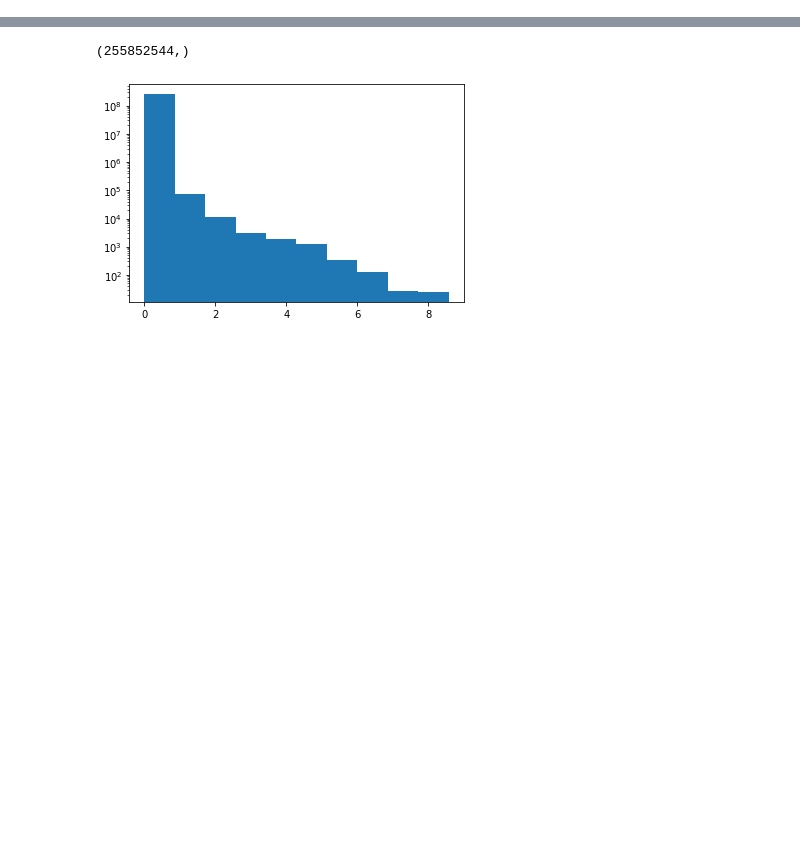
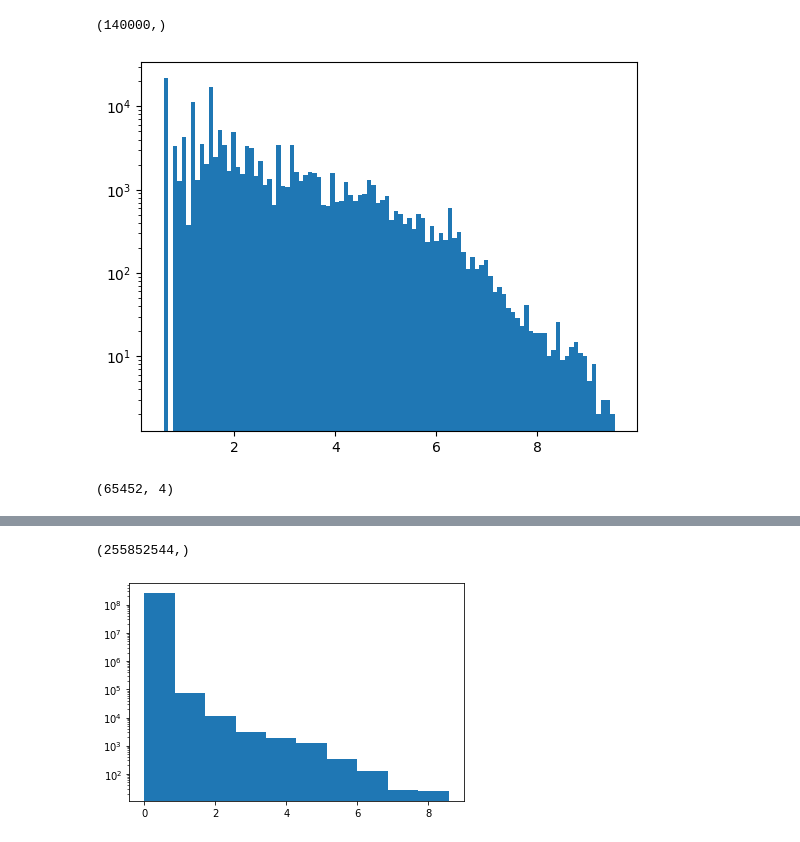
Before and after one commit to Jingnan-Jia/PFT_estimation, a Jupyter notebook: lung_function/scripts/jupyter_notebooks/histrogram.ipynb, the cells around one changed output, grey strips where cells are left out. Saved outputs shown, nothing was run; the diff lists cells and outputs as text; code cells hidden in the pictures; blank space fills up the shorter version.

```diff
--- a/lung_function/scripts/jupyter_notebooks/histrogram.ipynb
+++ b/lung_function/scripts/jupyter_notebooks/histrogram.ipynb
@@ -16,0 +16,5 @@ mvl = load_itk(mvlskeleton)
+# %%
+
+pcdskeleton = f"{data_dir}/SSc_patient_{pat_id}_skeleton_coordinates140000.pt"
+pcd = pd.read_pickle(pcdskeleton)
+print(pcd['data'].shape)
@@ -26,0 +45,17 @@ plt.show()
+# %%
+itk = pcd['data'][:, -1].ravel()
+print(itk.shape)
+plt.figure()  # figsize=(5,10)
+plt.hist(itk, bins=100)
+plt.yscale('log')
+plt.show()
+# %% [output]
+(140000,)
+[figure, added]
+# %%
+
+pcdskeleton = f"{data_dir}/SSc_patient_{pat_id}_skeleton_coordinates.pt"
+pcd = pd.read_pickle(pcdskeleton)
+print(pcd['data'].shape)
+# %% [output]
+(65452, 4)
```
Also changed, not shown: parts of 7 cells of this notebook, 11 other files.
